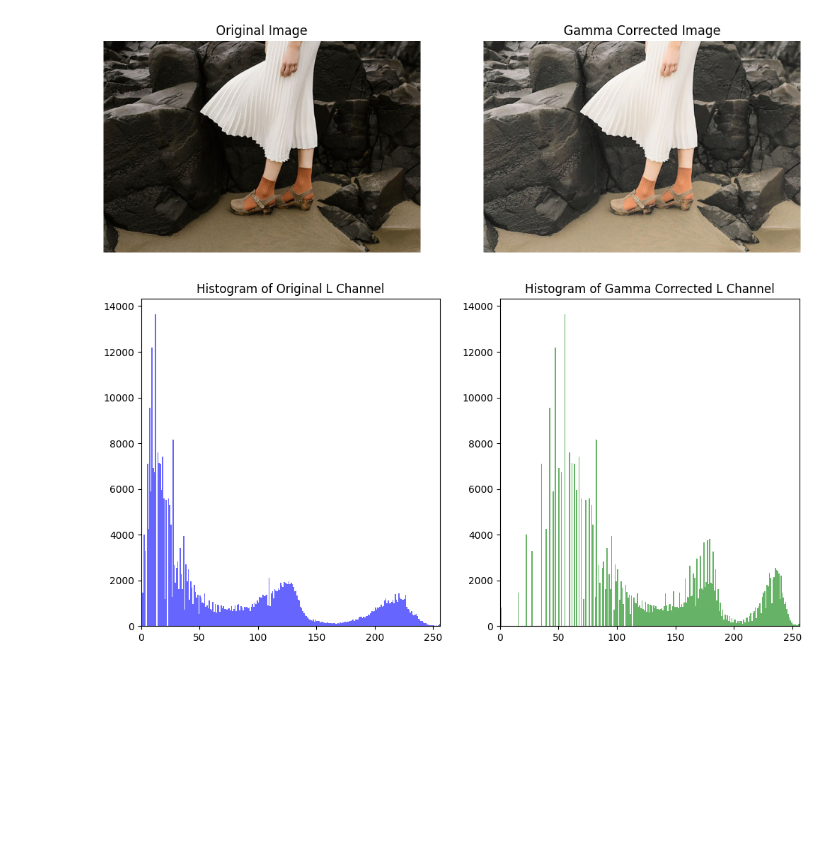
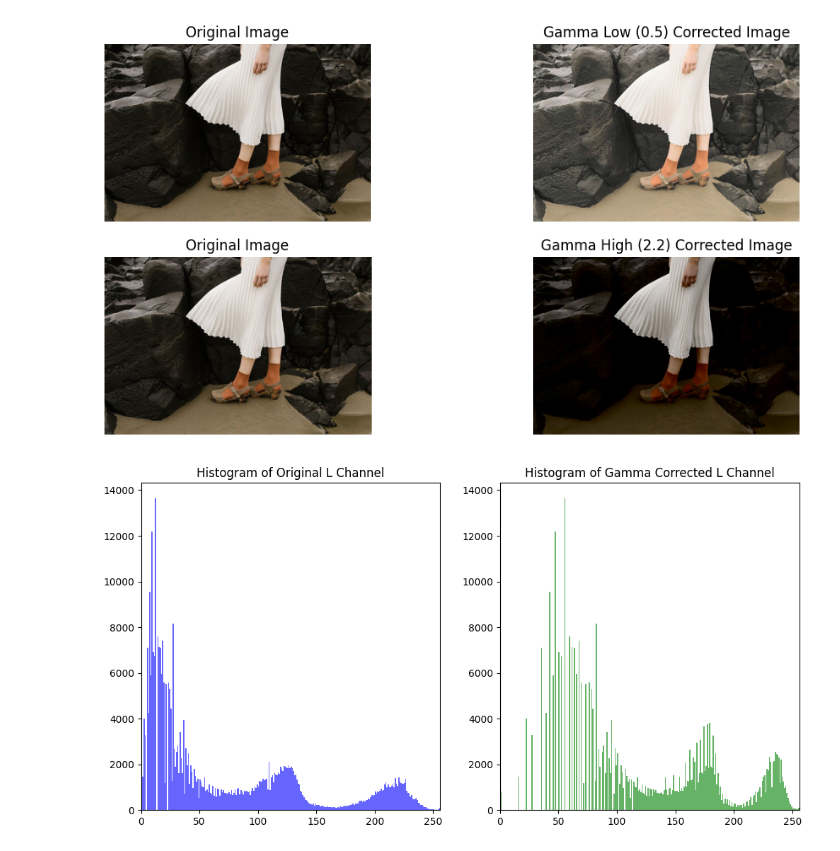
Before and after one commit to SamudraUduwaka/Intensity-Transformations-and-Neighborhood-Filtering, a Jupyter notebook: task3.ipynb, the cells around one changed output. Cells and saved outputs as stored; diff of their text form; code cells hidden in the pictures; blank space fills up the shorter version.

```diff
--- a/task3.ipynb
+++ b/task3.ipynb
@@ -13,55 +13,72 @@ lab_image = cv2.cvtColor(image, cv2.COLOR_BGR2LAB)
 # Extract the L channel (which corresponds to lightness)
 L_channel, A_channel, B_channel = cv2.split(lab_image)
 
-# Define the gamma value for correction (let's assume gamma=2.2)
-gamma = 0.5
+# Define the gamma value for correction (let's assume gamma=0.5 for low and gamma=2.2 for high)
+gammaL = 0.5
+gammaH = 2.2
 
 # Create a lookup table for gamma correction
 # Formula: Output = 255 * (Input/255)^(1/gamma)
 #gamma_LUT = np.array([((i / 255.0) ** (1.0 / gamma)) * 255 for i in range(256)]).astype("uint8")
 
-gamma_LUT = np.array([((i / 255.0) ** (gamma)) * 255 for i in range(256)]).astype("uint8")
+gammaL_LUT = np.array([((i / 255.0) ** (gammaL)) * 255 for i in range(256)]).astype("uint8")
+gammaH_LUT = np.array([((i / 255.0) ** (gammaH)) * 255 for i in range(256)]).astype("uint8")
 
 # Apply gamma correction to the L channel using LUT
-L_gamma_corrected = cv2.LUT(L_channel, gamma_LUT)
+L_gammaL_corrected = cv2.LUT(L_channel, gammaL_LUT)
+L_gammaH_corrected = cv2.LUT(L_channel, gammaH_LUT)
 
 # Merge the corrected L channel back with A and B channels
-lab_gamma_corrected = cv2.merge((L_gamma_corrected, A_channel, B_channel))
+lab_gammaL_corrected = cv2.merge((L_gammaL_corrected, A_channel, B_channel))
+lab_gammaH_corrected = cv2.merge((L_gammaH_corrected, A_channel, B_channel))
 
 # Convert the LAB image back to BGR color space
-image_gamma_corrected = cv2.cvtColor(lab_gamma_corrected, cv2.COLOR_LAB2BGR)
+image_gammaL_corrected = cv2.cvtColor(lab_gammaL_corrected, cv2.COLOR_LAB2BGR)
+image_gammaH_corrected = cv2.cvtColor(lab_gammaH_corrected, cv2.COLOR_LAB2BGR)
 
 # Plot the original and gamma-corrected images
-fig, axes = plt.subplots(1, 2, figsize=(12, 6))
+fig, axes = plt.subplots(2, 2, figsize=(12, 6))
 
 # Original image in RGB format (since OpenCV loads in BGR)
 original_image_rgb = cv2.cvtColor(image, cv2.COLOR_BGR2RGB)
-axes[0].imshow(original_image_rgb)
-axes[0].set_title("Original Image")
-axes[0].axis('off')
+axes[0,0].imshow(original_image_rgb)
+axes[0,0].set_title("Original Image")
+axes[0,0].axis('off')
 
 # Gamma-corrected image in RGB format
-gamma_corrected_image_rgb = cv2.cvtColor(image_gamma_corrected, cv2.COLOR_BGR2RGB)
-axes[1].imshow(gamma_corrected_image_rgb)
-axes[1].set_title("Gamma Corrected Image")
-axes[1].axis('off')
+gammaL_corrected_image_rgb = cv2.cvtColor(image_gammaL_corrected, cv2.COLOR_BGR2RGB)
+axes[0,1].imshow(gammaL_corrected_image_rgb)
+axes[0,1].set_title("Gamma Low (0.5) Corrected Image")
+axes[0,1].axis('off')
+
+# Original image in RGB format (since OpenCV loads in BGR)
+original_image_rgb = cv2.cvtColor(image, cv2.COLOR_BGR2RGB)
+axes[1,0].imshow(original_image_rgb)
+axes[1,0].set_title("Original Image")
+axes[1,0].axis('off')
+
+# Gamma-corrected image in RGB format
+gammaH_corrected_image_rgb = cv2.cvtColor(image_gammaH_corrected, cv2.COLOR_BGR2RGB)
+axes[1,1].imshow(gammaH_corrected_image_rgb)
+axes[1,1].set_title("Gamma High (2.2) Corrected Image")
+axes[1,1].axis('off')
 
 plt.show()
 
 # Now let's compute and display the histograms for the L channel
 fig, axes = plt.subplots(1, 2, figsize=(12, 6))
 
 # Original L channel histogram
 axes[0].hist(L_channel.ravel(), bins=256, range=(0, 256), color='blue', alpha=0.6)
 axes[0].set_title("Histogram of Original L Channel")
 axes[0].set_xlim([0, 256])
 
 # Gamma corrected L channel histogram
-axes[1].hist(L_gamma_corrected.ravel(), bins=256, range=(0, 256), color='green', alpha=0.6)
+axes[1].hist(L_gammaL_corrected.ravel(), bins=256, range=(0, 256), color='green', alpha=0.6)
 axes[1].set_title("Histogram of Gamma Corrected L Channel")
 axes[1].set_xlim([0, 256])
 
 plt.show()
 # %% [output]
-[figure, old version]
+[figure, new version]
 [figure]
```
